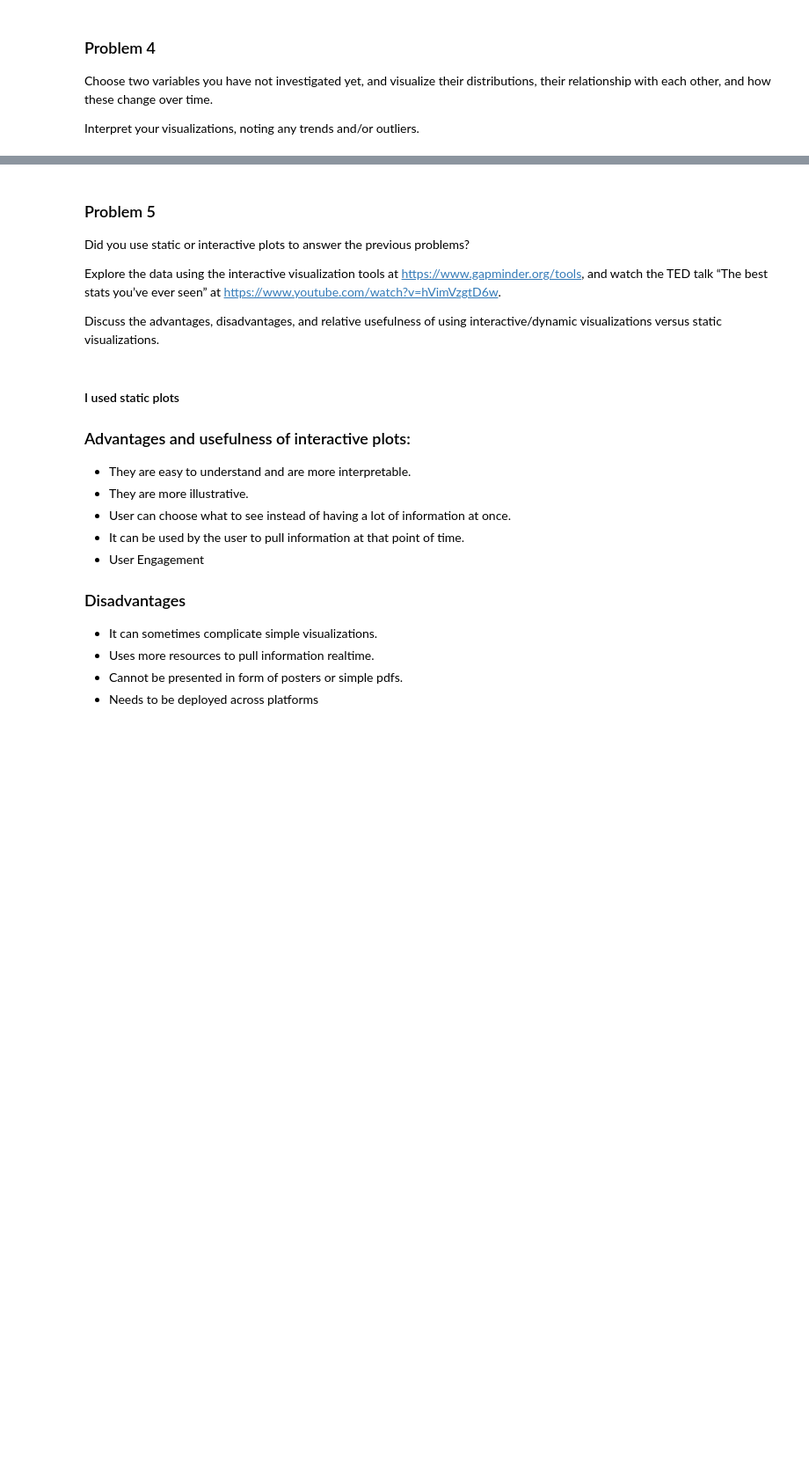
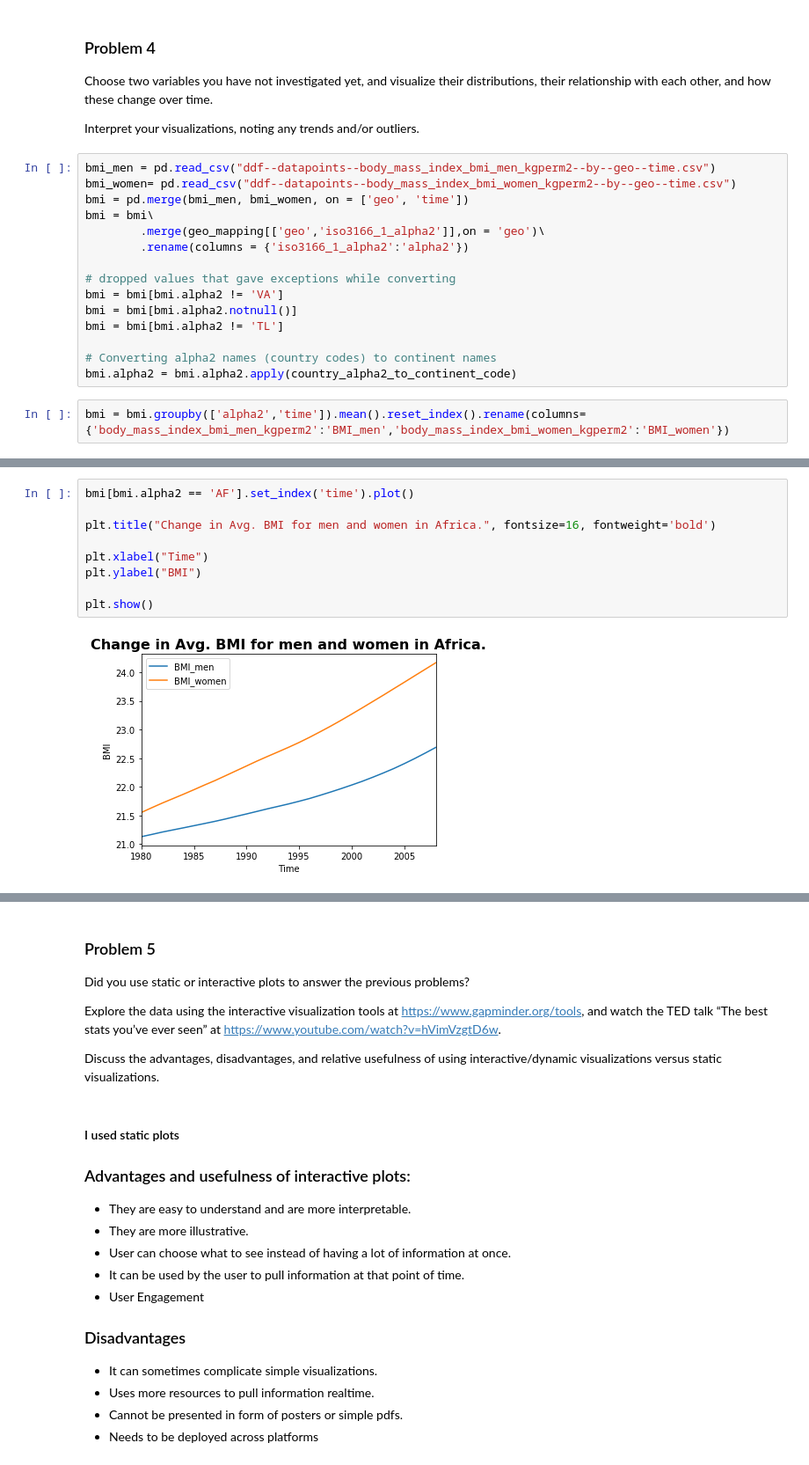
Before and after one commit to nanavatirutu/DS5500, a Jupyter notebook: Assignment 1.ipynb, the cells around one changed output, grey strips where cells are left out. Shown at 88% size. Drawn from its saved outputs; the diff is of its cells as text; blank space fills up the shorter version.

```diff
--- a/Assignment 1.ipynb
+++ b/Assignment 1.ipynb
@@ -344,3 +344,20 @@ Choose two variables you have not investigated yet, and visualize their distribu
 each other, and how these change over time.
 
 Interpret your visualizations, noting any trends and/or outliers.
+# %%
+bmi_men = pd.read_csv("ddf--datapoints--body_mass_index_bmi_men_kgperm2--by--geo--time.csv")
+bmi_women= pd.read_csv("ddf--datapoints--body_mass_index_bmi_women_kgperm2--by--geo--time.csv")
+bmi = pd.merge(bmi_men, bmi_women, on = ['geo', 'time'])
+bmi = bmi\
+        .merge(geo_mapping[['geo','iso3166_1_alpha2']],on = 'geo')\
+        .rename(columns = {'iso3166_1_alpha2':'alpha2'})
+
+# dropped values that gave exceptions while converting
+bmi = bmi[bmi.alpha2 != 'VA']
+bmi = bmi[bmi.alpha2.notnull()]
+bmi = bmi[bmi.alpha2 != 'TL']
+
+# Converting alpha2 names (country codes) to continent names
+bmi.alpha2 = bmi.alpha2.apply(country_alpha2_to_continent_code)
+# %%
+bmi = bmi.groupby(['alpha2','time']).mean().reset_index().rename(columns={'body_mass_index_bmi_men_kgperm2':'BMI_men','body_mass_index_bmi_women_kgperm2':'BMI_women'})
@@ -346,0 +373,11 @@ Interpret your visualizations, noting any trends and/or outliers.
+# %%
+bmi[bmi.alpha2 == 'AF'].set_index('time').plot()
+
+plt.title("Change in Avg. BMI for men and women in Africa.", fontsize=16, fontweight='bold')
+
+plt.xlabel("Time")
+plt.ylabel("BMI")
+
+plt.show()
+# %% [output]
+[figure, added]
```
Also changed, not shown: parts of 8 cells of this notebook, 7 other files.
